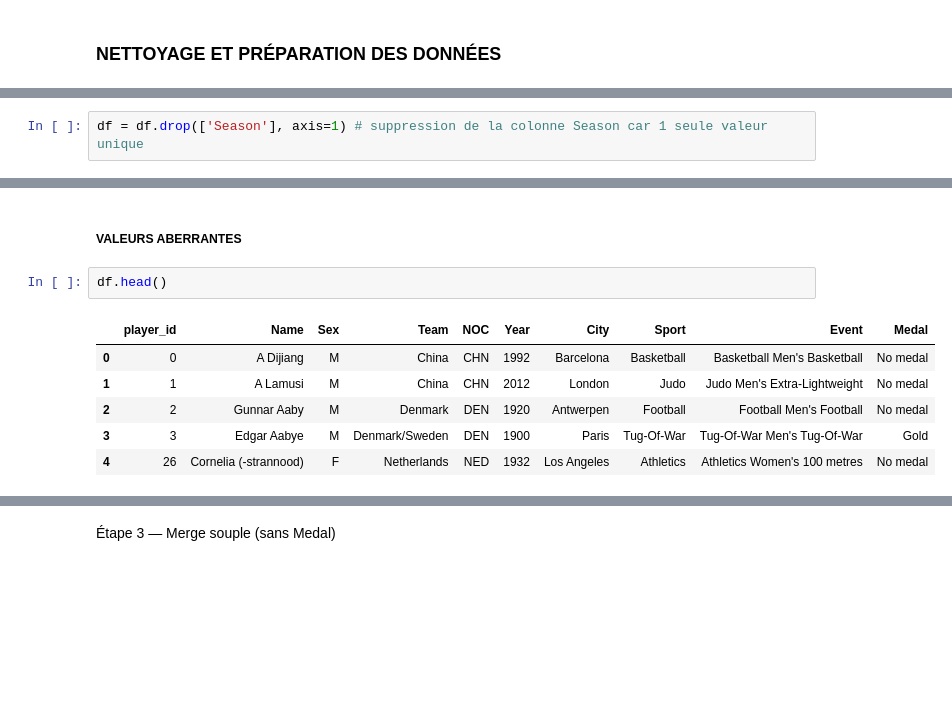
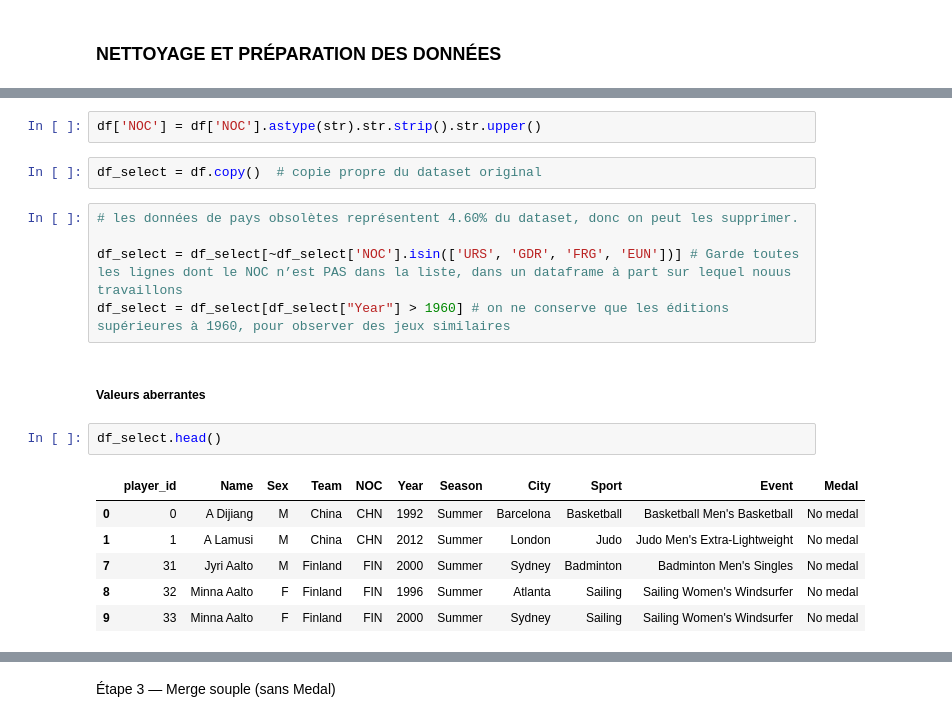
Before and after one commit to Mathmvl/jo-2028-storytelling, a Jupyter notebook: PORJET_FIL_ROUGE_MachineLearning_JO2028.ipynb, the cells around one changed output, grey strips where cells are left out. Cells and saved outputs as stored; diff of their text form; blank space fills up the shorter version.

```diff
--- a/PORJET_FIL_ROUGE_MachineLearning_JO2028.ipynb
+++ b/PORJET_FIL_ROUGE_MachineLearning_JO2028.ipynb
@@ -77,5 +75,3 @@ df['Season'].unique() # vérification des colonnes à potentiellement supprimer
 # %% [output]
 array(['Summer'], dtype=object)
-# %%
-df = df.drop(['Season'], axis=1) # suppression de la colonne Season car 1 seule valeur unique
 # %%
@@ -89,12 +123,21 @@ df["Team"].nunique() # vérification de la pertinence de la colonne par rapport
+# %%
+df['NOC'] = df['NOC'].astype(str).str.strip().str.upper()
+# %%
+df_select = df.copy()  # copie propre du dataset original
+# %%
+# les données de pays obsolètes représentent 4.60% du dataset, donc on peut les supprimer.
+
+df_select = df_select[~df_select['NOC'].isin(['URS', 'GDR', 'FRG', 'EUN'])] # Garde toutes les lignes dont le NOC n’est PAS dans la liste, dans un dataframe à part sur lequel nouus travaillons
+df_select = df_select[df_select["Year"] > 1960] # on ne conserve que les éditions supérieures à 1960, pour observer des jeux similaires
 # %% [markdown]
-##### VALEURS ABERRANTES
+##### **Valeurs aberrantes**
 # %%
-df.head()
+df_select.head()
 # %% [output]
-|  | player_id | Name | Sex | Team | NOC | Year | City | Sport | Event | Medal |
-| 0 | 0 | A Dijiang | M | China | CHN | 1992 | Barcelona | Basketball | Basketball Men's Basketball | No medal |
-| 1 | 1 | A Lamusi | M | China | CHN | 2012 | London | Judo | Judo Men's Extra-Lightweight | No medal |
-| 2 | 2 | Gunnar Aaby | M | Denmark | DEN | 1920 | Antwerpen | Football | Football Men's Football | No medal |
-| 3 | 3 | Edgar Aabye | M | Denmark/Sweden | DEN | 1900 | Paris | Tug-Of-War | Tug-Of-War Men's Tug-Of-War | Gold |
-| 4 | 26 | Cornelia (-strannood) | F | Netherlands | NED | 1932 | Los Angeles | Athletics | Athletics Women's 100 metres | No medal |
+|  | player_id | Name | Sex | Team | NOC | Year | Season | City | Sport | Event | Medal |
+| 0 | 0 | A Dijiang | M | China | CHN | 1992 | Summer | Barcelona | Basketball | Basketball Men's Basketball | No medal |
+| 1 | 1 | A Lamusi | M | China | CHN | 2012 | Summer | London | Judo | Judo Men's Extra-Lightweight | No medal |
+| 7 | 31 | Jyri Aalto | M | Finland | FIN | 2000 | Summer | Sydney | Badminton | Badminton Men's Singles | No medal |
+| 8 | 32 | Minna Aalto | F | Finland | FIN | 1996 | Summer | Atlanta | Sailing | Sailing Women's Windsurfer | No medal |
+| 9 | 33 | Minna Aalto | F | Finland | FIN | 2000 | Summer | Sydney | Sailing | Sailing Women's Windsurfer | No medal |
 # %%
```
Also changed, not shown: parts of 209 cells of this notebook.
